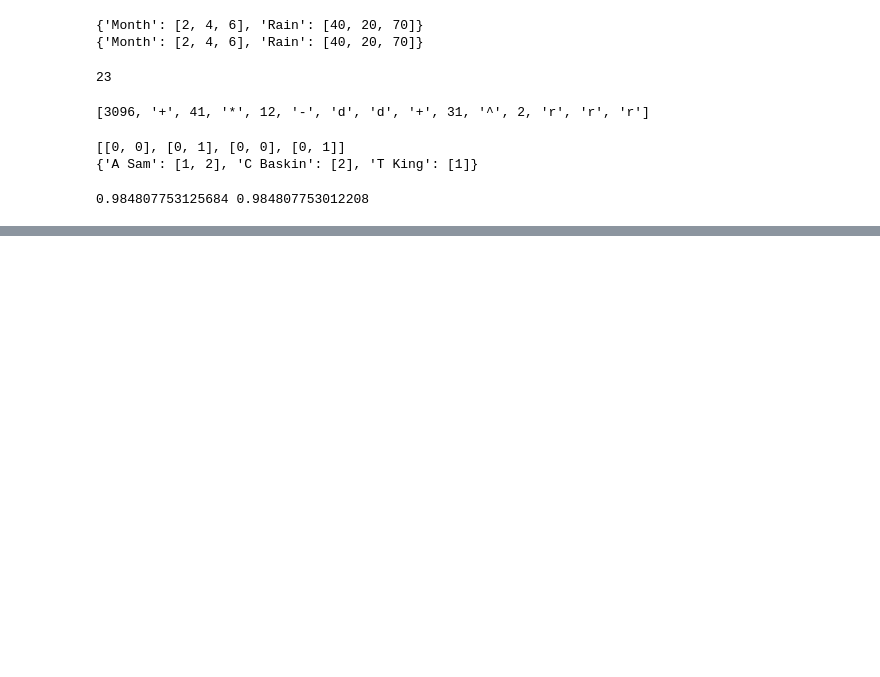
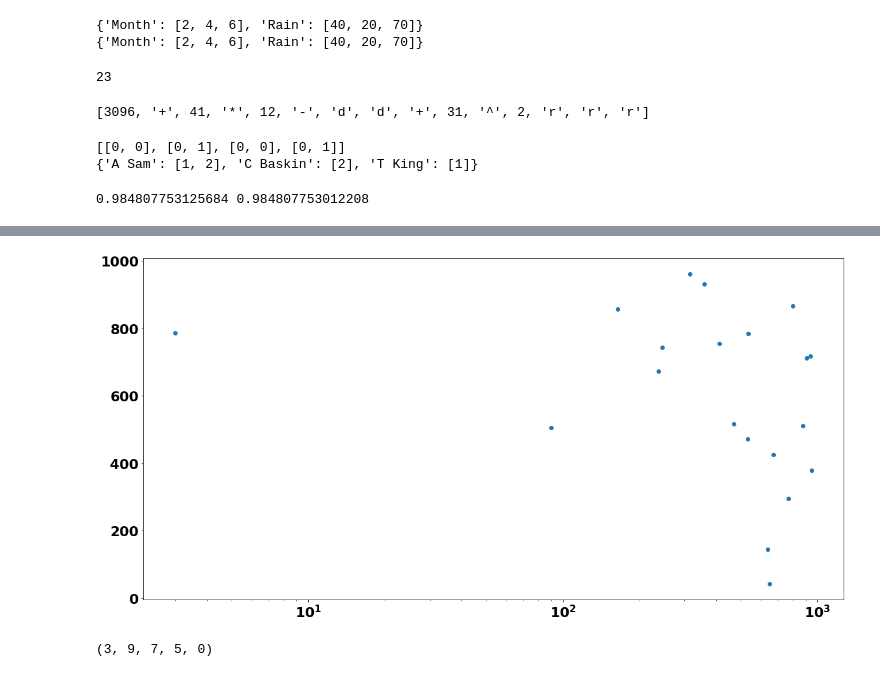
Before and after one commit to Unilmalas/TextAI, a Jupyter notebook: snippets 39.ipynb, the cells around one changed output, grey strips where cells are left out. Saved outputs shown, nothing was run; the diff lists cells and outputs as text; code cells hidden in the pictures; blank space fills up the shorter version.

```diff
--- a/snippets 39.ipynb
+++ b/snippets 39.ipynb
@@ -430,0 +1239,32 @@ if __name__ == '__main__':
+# %%
+import matplotlib.pyplot as plt
+from matplotlib import rc
+import numpy as np
+
+font = {'family' : 'normal',
+        'weight' : 'bold',
+        'size'   : 22}
+
+rc('font', **font)
+
+x = np.random.randint(0,1000,size=20)
+y = np.random.randint(0,1000,size=20)
+plt.figure(figsize=(20,10))
+plt.scatter(x, y)
+plt.xscale('log')
+plt.show()
+# %% [output]
+[figure, added]
+# %%
+import itertools
+
+def fun(s,o,l,v,e):
+    return 10000*s+500*o-4900*l-40*v-4*e
+
+if __name__ == '__main__':
+    for lperm in itertools.permutations([0,1,2,3,4,5,6,7,8,9], 5):
+        if lperm[0] > 0:
+            if fun(lperm[0],lperm[1],lperm[2],lperm[3],lperm[4]) == 0:
+                print(lperm)
+# %% [output]
+(3, 9, 7, 5, 0)
```
Also changed, not shown: parts of 30 cells of this notebook.
